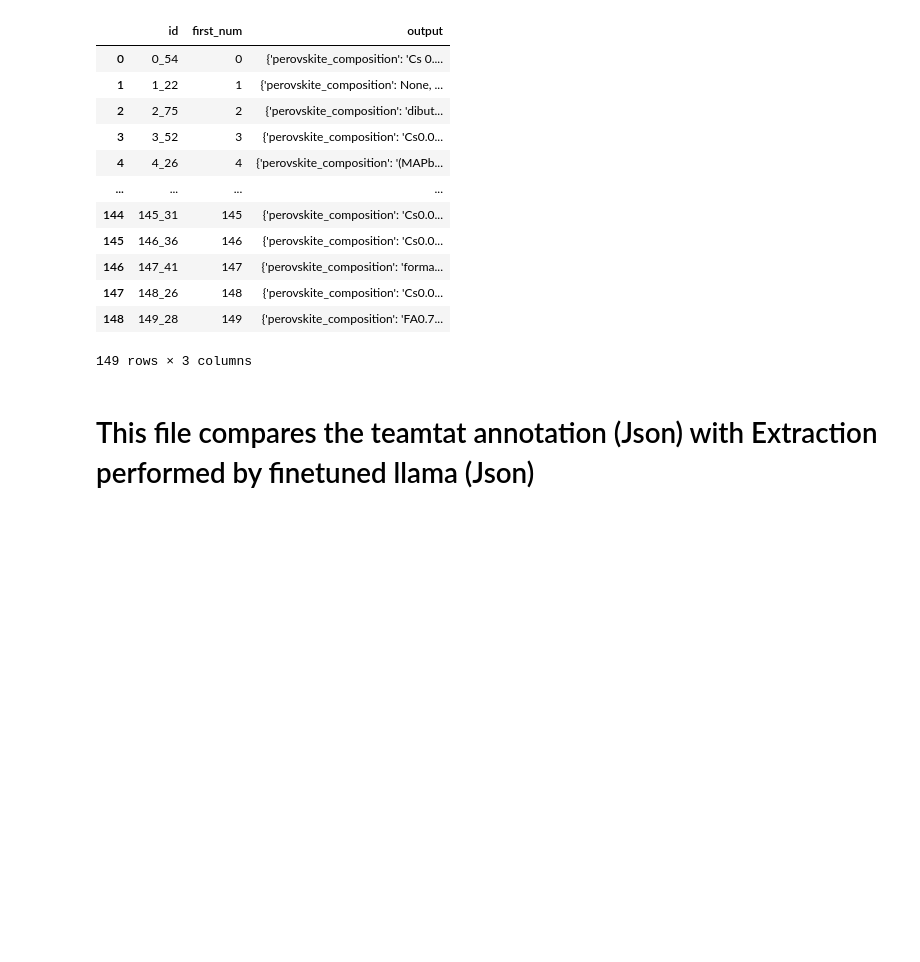
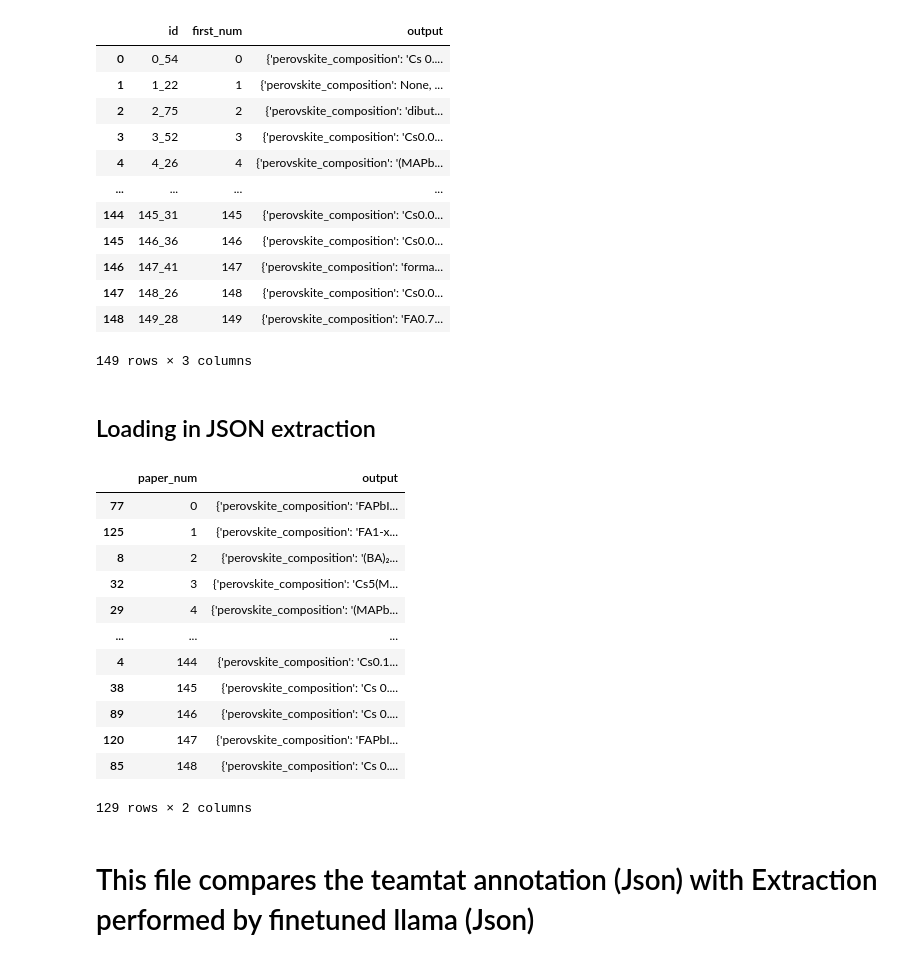
Before and after one commit to kanggunh/DSC180_B11_Q2, a Jupyter notebook: evaluation_final.ipynb, the cells around one changed output. Drawn from its saved outputs; the diff is of its cells as text; code cells hidden in the pictures; blank space fills up the shorter version.

Commit message:
two_json prepared
JSON from annotation and JSON from extraction were cleaned

```diff
--- a/evaluation_final.ipynb
+++ b/evaluation_final.ipynb
@@ -56,6 +50,32 @@ annotation_df
 | 147 | 148_26 | 148 | {'perovskite_composition': 'Cs0.0... |
 | 148 | 149_28 | 149 | {'perovskite_composition': 'FA0.7... |
 149 rows × 3 columns
+# %% [markdown]
+## Loading in JSON extraction
+# %%
+## extraction performed by Llama (Daniel)
+# Read JSON from a file
+with open("data/deepseek_newschema_OG.json", 'r') as f:
+    extraction = json.load(f)
+
+extraction_df = pd.DataFrame(list(extraction.items()), columns=['paper_num', 'output'])
+extraction_df['paper_num'] = pd.to_numeric(extraction_df['paper_num'])
+extraction_df = extraction_df.sort_values('paper_num')
+extraction_df
+# %% [output]
+|  | paper_num | output |
+| 77 | 0 | {'perovskite_composition': 'FAPbI... |
+| 125 | 1 | {'perovskite_composition': 'FA1-x... |
+| 8 | 2 | {'perovskite_composition': '(BA)₂... |
+| 32 | 3 | {'perovskite_composition': 'Cs5(M... |
+| 29 | 4 | {'perovskite_composition': '(MAPb... |
+| ... | ... | ... |
+| 4 | 144 | {'perovskite_composition': 'Cs0.1... |
+| 38 | 145 | {'perovskite_composition': 'Cs 0.... |
+| 89 | 146 | {'perovskite_composition': 'Cs 0.... |
+| 120 | 147 | {'perovskite_composition': 'FAPbI... |
+| 85 | 148 | {'perovskite_composition': 'Cs 0.... |
+129 rows × 2 columns
 # %% [markdown]
 # This file compares the teamtat annotation (Json) with Extraction performed by finetuned llama (Json)
 # %% [markdown]
```
Also changed, not shown: parts of 3 cells of this notebook, 1 other file.
